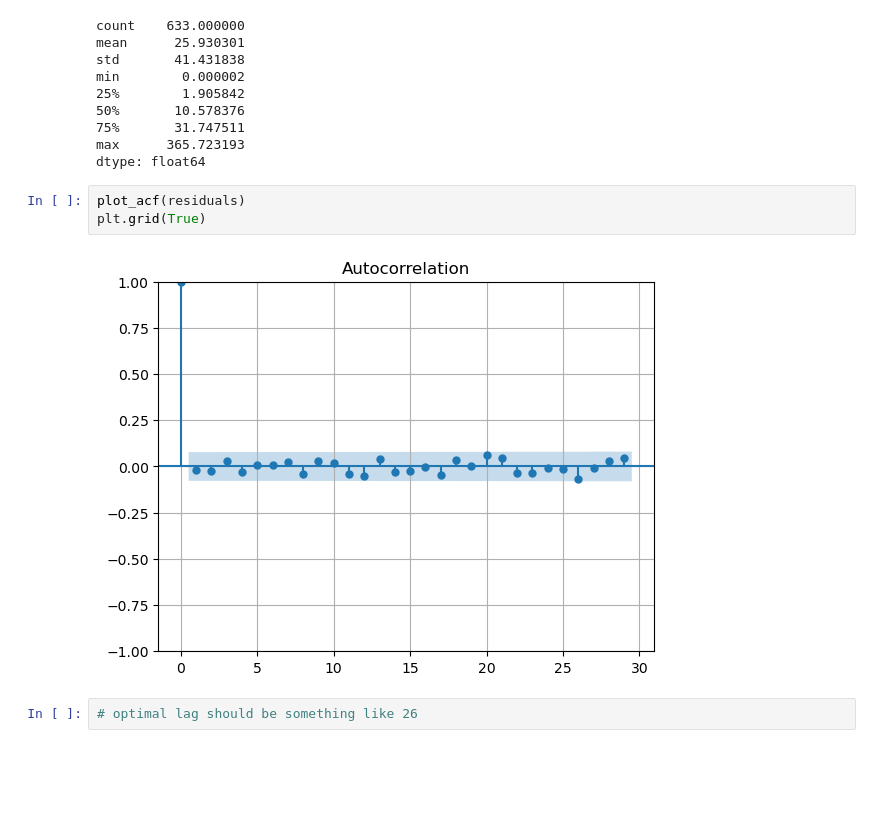
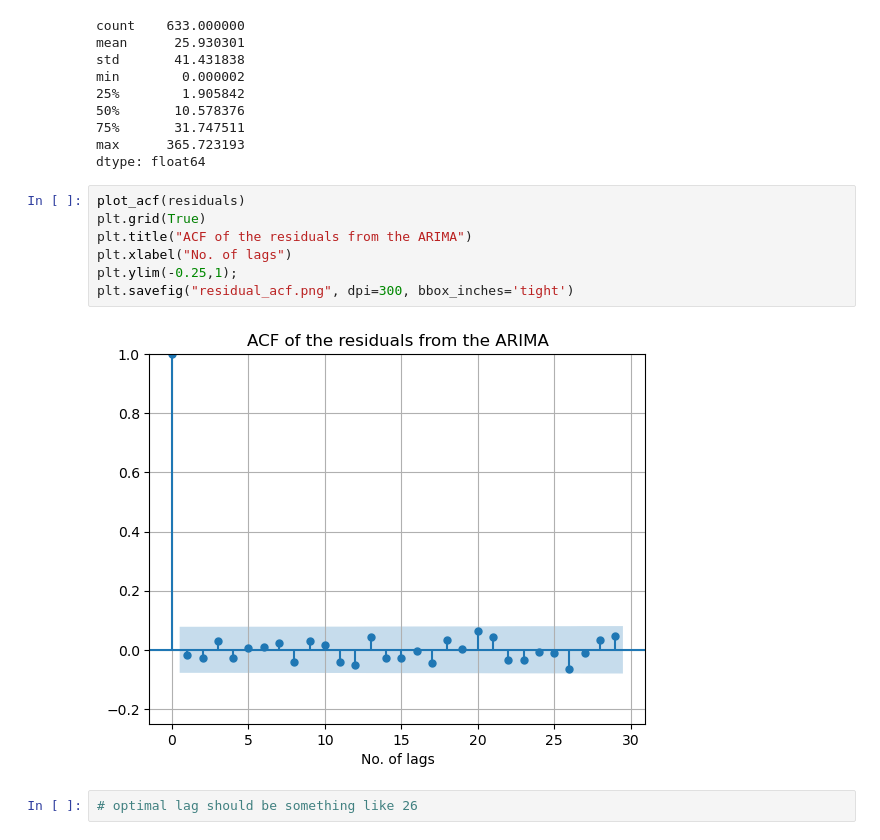
Before and after one commit to 035skt/ECO723, a Jupyter notebook: Analysis_12.ipynb, the cells around one changed output. Saved outputs shown, nothing was run; the diff lists cells and outputs as text; blank space fills up the shorter version.

```diff
--- a/Analysis_12.ipynb
+++ b/Analysis_12.ipynb
@@ -407,8 +437,12 @@ dtype: float64
 # %%
 plot_acf(residuals)
 plt.grid(True)
+plt.title("ACF of the residuals from the ARIMA")
+plt.xlabel("No. of lags")
+plt.ylim(-0.25,1);
+plt.savefig("residual_acf.png", dpi=300, bbox_inches='tight')
 # %% [output]
-[figure, old version]
+[figure, new version]
 # %%
 # optimal lag should be something like 26
 # %%
```
Also changed, not shown: parts of 22 cells of this notebook, 15 other files.
